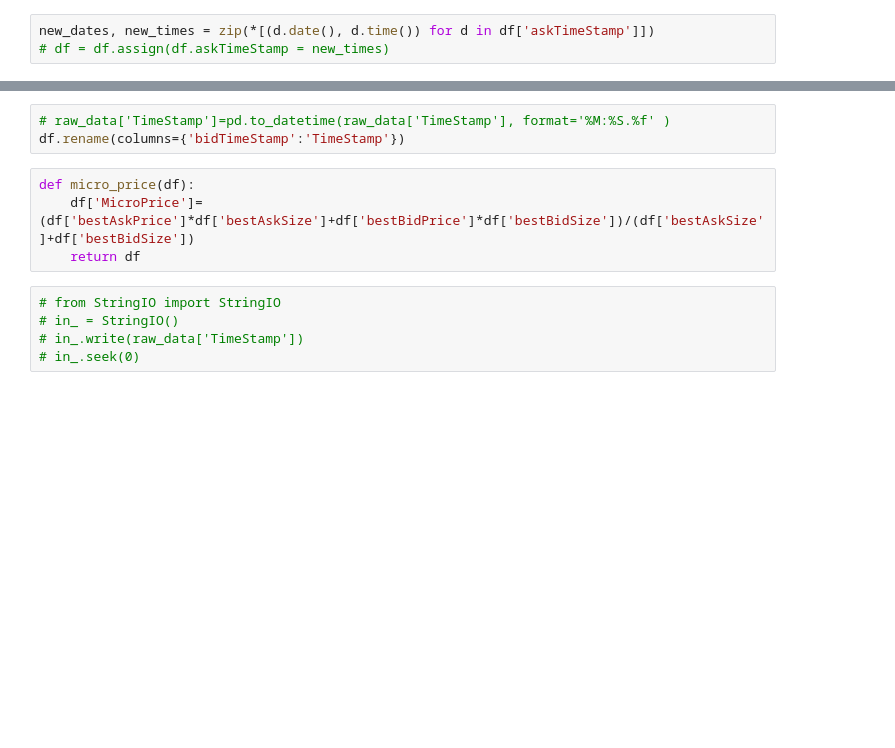
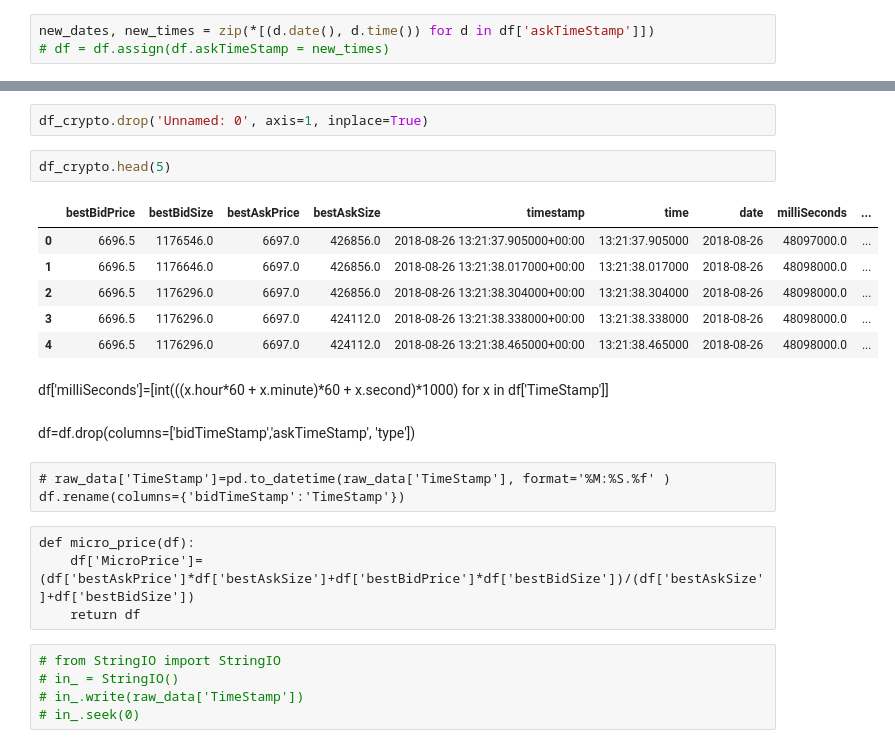
Before and after one commit to andreas-koukorinis/PaperCode, a Jupyter notebook: aknotebooks/stylized facts #2.ipynb, the cells around one changed output, grey strips where cells are left out. Drawn from its saved outputs; the diff is of its cells as text; blank space fills up the shorter version.

```diff
--- a/aknotebooks/stylized facts #2.ipynb
+++ b/aknotebooks/stylized facts #2.ipynb
@@ -210,10 +190,25 @@ df
-# %%
-# raw_data['TimeStamp']=pd.to_datetime(raw_data['TimeStamp'], format='%M:%S.%f' )
-df.rename(columns={'bidTimeStamp':'TimeStamp'})
-# %%
-def micro_price(df):
-    df['MicroPrice']=(df['bestAskPrice']*df['bestAskSize']+df['bestBidPrice']*df['bestBidSize'])/(df['bestAskSize']+df['bestBidSize'])
-    return df
+# %%
+df_crypto.drop('Unnamed: 0', axis=1, inplace=True)
+# %%
+df_crypto.head(5)
+# %% [output]
+|  | bestBidPrice | bestBidSize | bestAskPrice | bestAskSize | timestamp | time | date | milliSeconds | ... |
+| 0 | 6696.5 | 1176546.0 | 6697.0 | 426856.0 | 2018-08-26 13:21:37.905000+00:00 | 13:21:37.905000 | 2018-08-26 | 48097000.0 | ... |
+| 1 | 6696.5 | 1176646.0 | 6697.0 | 426856.0 | 2018-08-26 13:21:38.017000+00:00 | 13:21:38.017000 | 2018-08-26 | 48098000.0 | ... |
+| 2 | 6696.5 | 1176296.0 | 6697.0 | 426856.0 | 2018-08-26 13:21:38.304000+00:00 | 13:21:38.304000 | 2018-08-26 | 48098000.0 | ... |
+| 3 | 6696.5 | 1176296.0 | 6697.0 | 424112.0 | 2018-08-26 13:21:38.338000+00:00 | 13:21:38.338000 | 2018-08-26 | 48098000.0 | ... |
+| 4 | 6696.5 | 1176296.0 | 6697.0 | 424112.0 | 2018-08-26 13:21:38.465000+00:00 | 13:21:38.465000 | 2018-08-26 | 48098000.0 | ... |
+# %% [markdown]
+df['milliSeconds']=[int(((x.hour*60 + x.minute)*60 + x.second)*1000) for x in df['TimeStamp']]
+# %% [markdown]
+df=df.drop(columns=['bidTimeStamp','askTimeStamp', 'type'])
+# %% [raw]
+# raw_data['TimeStamp']=pd.to_datetime(raw_data['TimeStamp'], format='%M:%S.%f' )
+df.rename(columns={'bidTimeStamp':'TimeStamp'})
+# %% [raw]
+def micro_price(df):
+    df['MicroPrice']=(df['bestAskPrice']*df['bestAskSize']+df['bestBidPrice']*df['bestBidSize'])/(df['bestAskSize']+df['bestBidSize'])
+    return df
 # %%
 # from StringIO import StringIO
 # in_ = StringIO()
```
Also changed, not shown: parts of 33 cells of this notebook, 2 other files.
